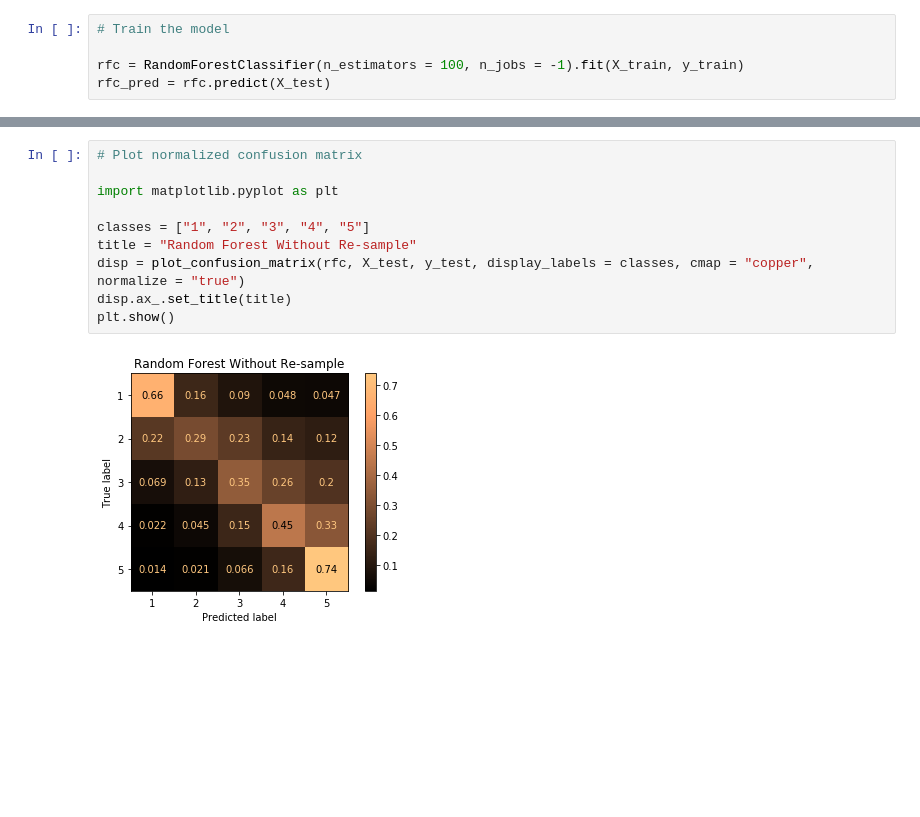
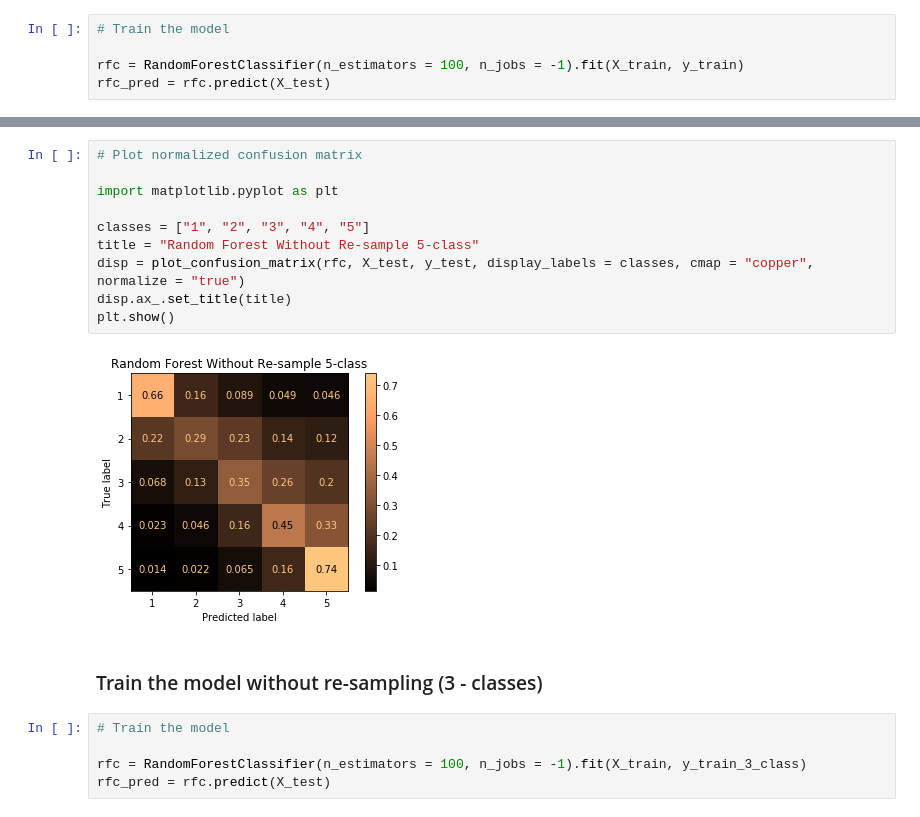
Before and after one commit to OnerInce/ml-earthquake, a Jupyter notebook: Random_Forest.ipynb, the cells around one changed output, grey strips where cells are left out. Drawn from its saved outputs; the diff is of its cells as text; blank space fills up the shorter version.

Commit message:
Random Forest with 3-classes aded

```diff
--- a/Random_Forest.ipynb
+++ b/Random_Forest.ipynb
@@ -45,12 +47,19 @@ Recall:          0.49684951164875046
 # %%
 # Plot normalized confusion matrix
 
 import matplotlib.pyplot as plt
 
 classes = ["1", "2", "3", "4", "5"]
-title = "Random Forest Without Re-sample"
+title = "Random Forest Without Re-sample 5-class"
 disp = plot_confusion_matrix(rfc, X_test, y_test, display_labels = classes, cmap = "copper", normalize = "true")
 disp.ax_.set_title(title)
 plt.show()
 # %% [output]
-[figure, old version]
+[figure, new version]
+# %% [markdown]
+### Train the model without re-sampling (3 - classes)
+# %%
+# Train the model
+
+rfc = RandomForestClassifier(n_estimators = 100, n_jobs = -1).fit(X_train, y_train_3_class)
+rfc_pred = rfc.predict(X_test)
```
Also changed, not shown: parts of 17 cells of this notebook.
